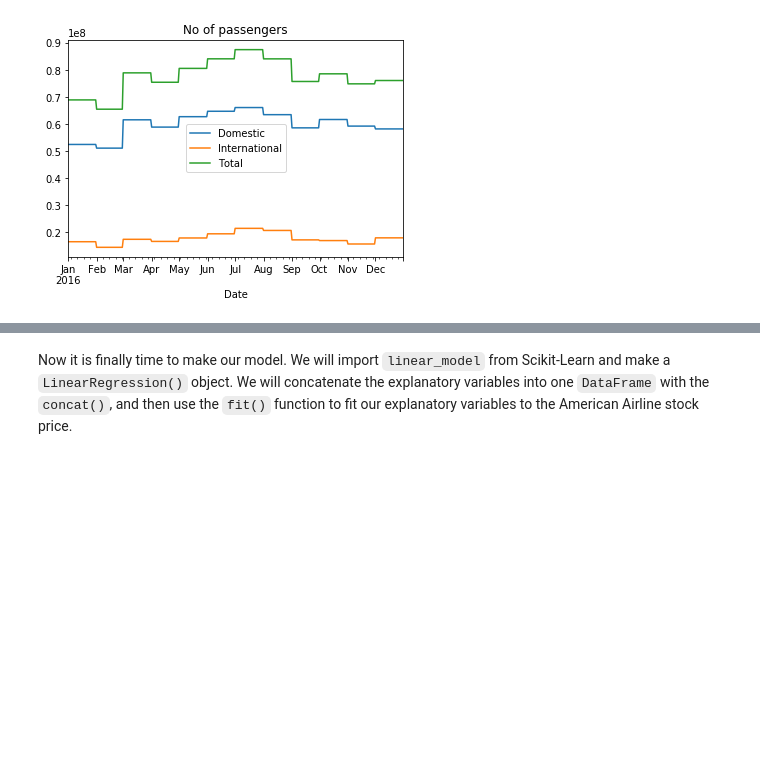
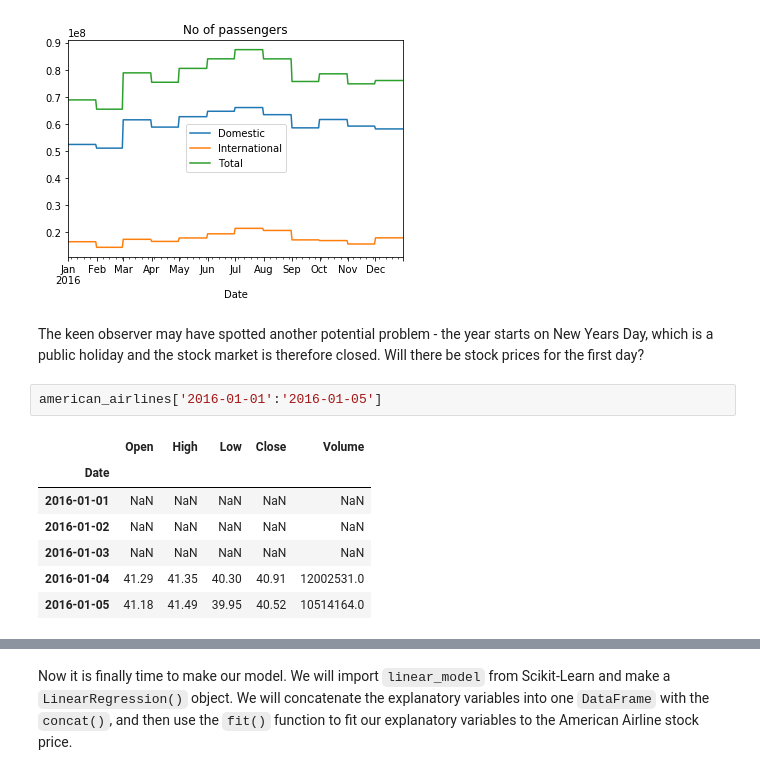
Before and after one commit to gregwinther/Python-in-Finance-and-Economics, a Jupyter notebook: Forecasting/Pandas.ipynb, the cells around one changed output, grey strips where cells are left out. Drawn from its saved outputs; the diff is of its cells as text; blank space fills up the shorter version.

```diff
--- a/Forecasting/Pandas.ipynb
+++ b/Forecasting/Pandas.ipynb
@@ -259,3 +258,15 @@ plt.title("No of passengers")
 plt.show()
 # %% [output]
 [figure]
+# %% [markdown]
+The keen observer may have spotted another potential problem - the year starts on New Years Day, which is a public holiday and the stock market is therefore closed. Will there be stock prices for the first day?
+# %%
+american_airlines['2016-01-01':'2016-01-05']
+# %% [output]
+|  | Open | High | Low | Close | Volume |
+| Date |  |  |  |  |  |
+| 2016-01-01 | NaN | NaN | NaN | NaN | NaN |
+| 2016-01-02 | NaN | NaN | NaN | NaN | NaN |
+| 2016-01-03 | NaN | NaN | NaN | NaN | NaN |
+| 2016-01-04 | 41.29 | 41.35 | 40.30 | 40.91 | 12002531.0 |
+| 2016-01-05 | 41.18 | 41.49 | 39.95 | 40.52 | 10514164.0 |
```
Also changed, not shown: parts of 12 cells of this notebook.
